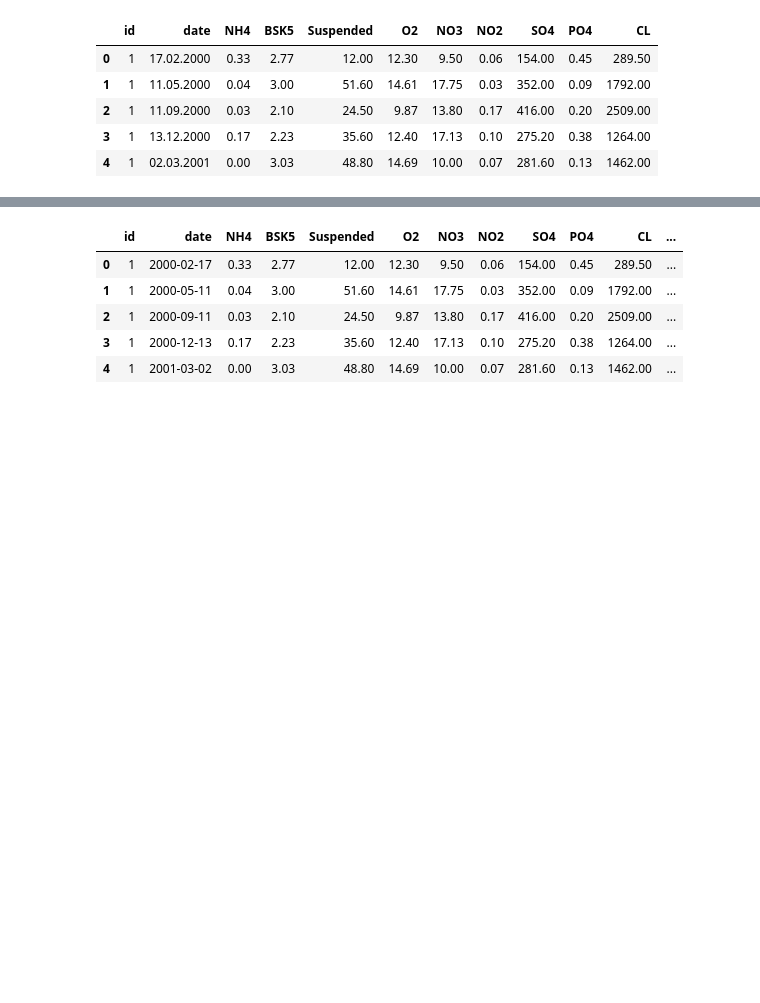
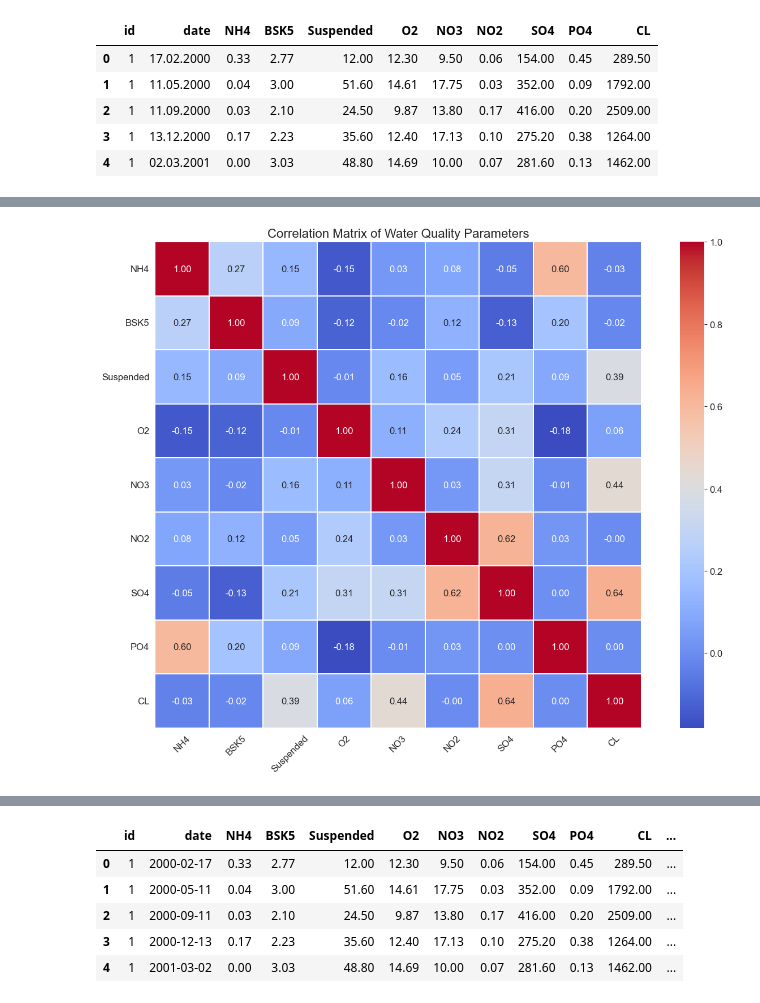
Before and after one commit to premyennam/Water-Quality-Prediction, a Jupyter notebook: WaterQualityPrediction.ipynb, the cells around one changed output, grey strips where cells are left out. Cells and saved outputs as stored; diff of their text form; code cells hidden in the pictures; blank space fills up the shorter version.

```diff
--- a/WaterQualityPrediction.ipynb
+++ b/WaterQualityPrediction.ipynb
@@ -36,0 +106,13 @@ df.head()
+# %%
+
+# Correlation matrix
+plt.figure(figsize=(14, 10))
+corr_matrix = df[params].corr()
+sns.heatmap(corr_matrix, annot=True, cmap="coolwarm", fmt=".2f", linewidths=0.3, linecolor='white', square=True)
+plt.title("Correlation Matrix of Water Quality Parameters", fontsize=16)
+plt.xticks(rotation=45)
+plt.yticks(rotation=0)
+plt.tight_layout()
+plt.show()
+# %% [output]
+[figure, added]
```
Also changed, not shown: parts of 34 cells of this notebook, 3 other files.
